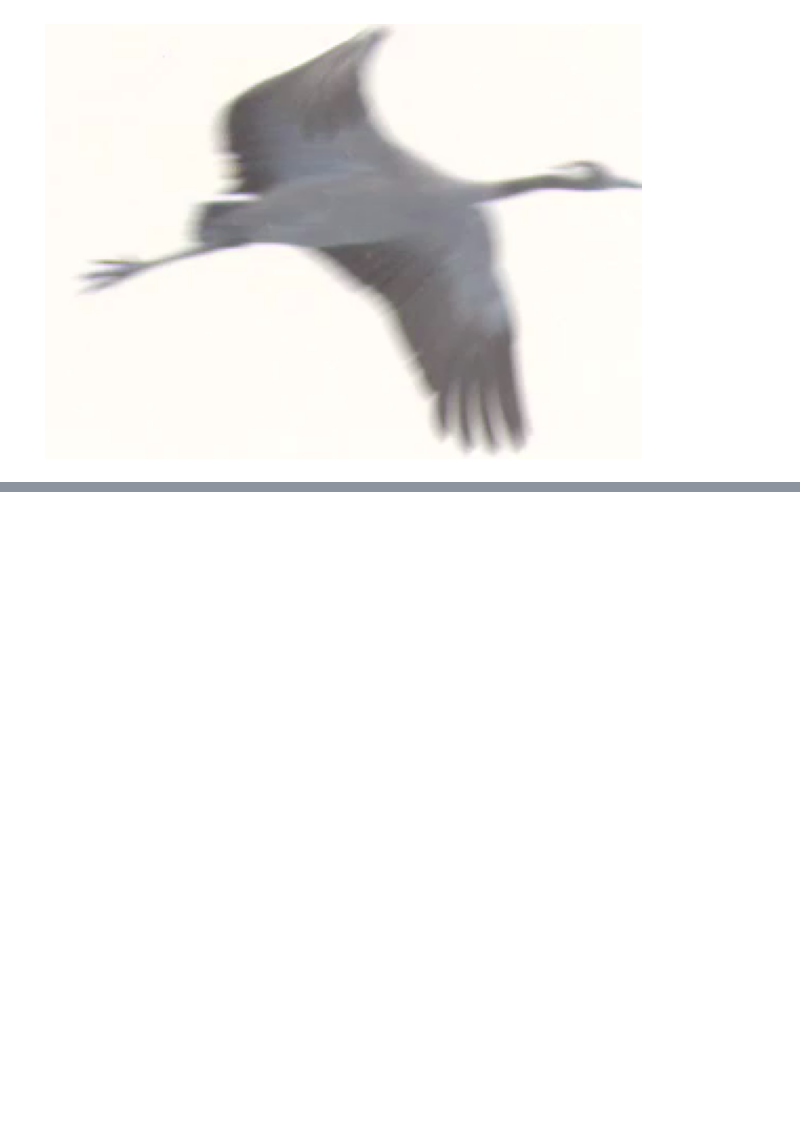
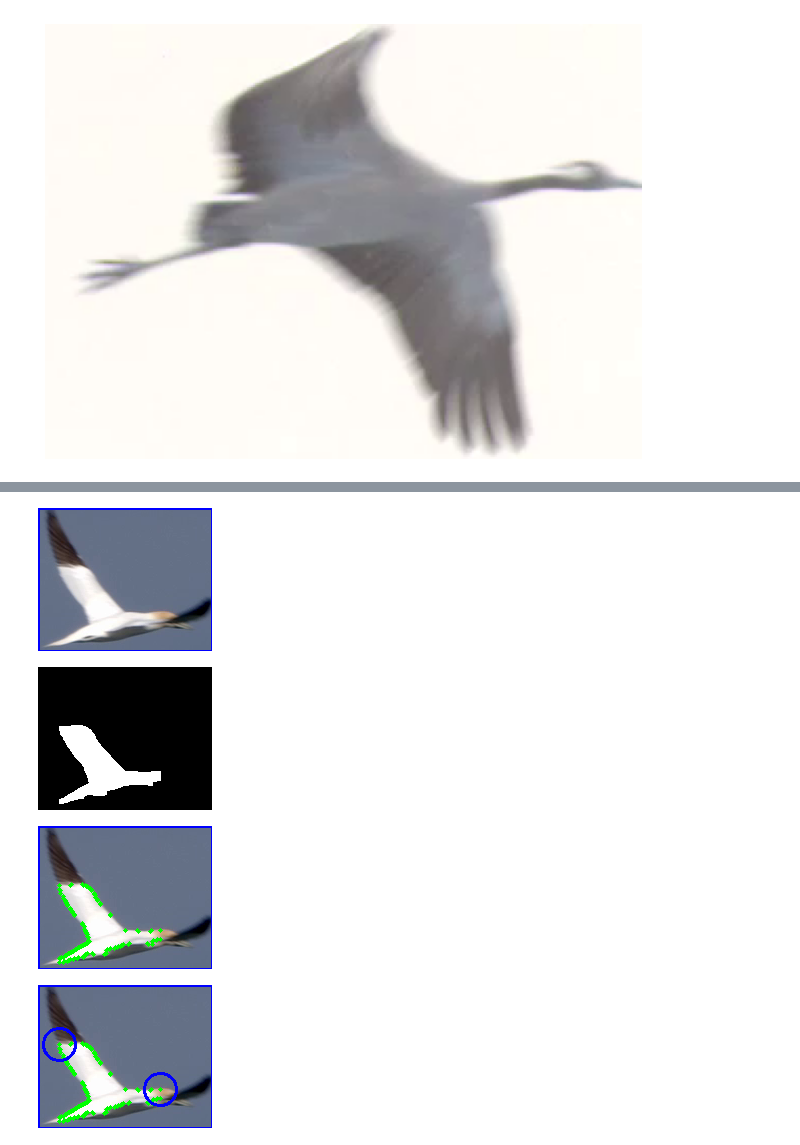
Before and after one commit to Leo166/BirdDetection-FeaturesExtraction, a Jupyter notebook: SkeletonExtraction.ipynb, the cells around one changed output, grey strips where cells are left out. Drawn from its saved outputs; the diff is of its cells as text; code cells hidden in the pictures; blank space fills up the shorter version.

```diff
--- a/SkeletonExtraction.ipynb
+++ b/SkeletonExtraction.ipynb
@@ -194,7 +196,9 @@ def getidxlocalmax(c, extLeft, extRight):
   b = distances[np.argmin(distances)::]
   c = distances[0:np.argmin(distances)]
   distances = np.concatenate((b,c))
-
+  x = range(len(distances))
+  plt.plot(x, distances)
+  plt.show()
   # smooth the graph - !! no because cannot retrieve the corresponding point
   # distances = np.convolve(distances, np.ones(10)/10)
 
@@ -308,0 +503,76 @@ cv2_imshow(onimg)
+# %%
+# Used to test the detection of the wings on one frame with sys.exit() activated
+# in the block above.
+import numpy as np
+import math
+cv2_imshow(cropped_frame)
+
+# Get the body of the bird
+blur = cv2.cvtColor(cropped_frame, cv2.COLOR_RGB2GRAY)
+ret,thresh = cv2.threshold(blur, 160, 255, cv2.THRESH_BINARY)   #---Binary threshold---
+thresh = cv2.erode(thresh, None, iterations=2)
+mask = cv2.dilate(thresh, None, iterations=2)
+cv2_imshow(mask)
+
+cnts = cv2.findContours(mask.copy(), cv2.RETR_EXTERNAL, cv2.CHAIN_APPROX_SIMPLE)
+copyimgg = cropped_frame.copy()
+for contour in cnts[0]:
+  cv2.drawContours(copyimgg, contour, -1, (0, 255, 0), 3)
+cv2_imshow(copyimgg)
+
+ptbody1, ptbody2 = getfarestpts(mask)
+imgg = copyimgg.copy()
+cv2.circle(imgg, ptbody1, 16, (255, 0, 0), 2)
+cv2.circle(imgg, ptbody2, 16, (255, 0, 0), 2)
+cv2_imshow(imgg)
+
+
+#########
+# Get the wing tips
+##########
+blur = cv2.cvtColor(cropped_frame, cv2.COLOR_RGB2GRAY)
+ret,thresh = cv2.threshold(blur, 70, 255, cv2.THRESH_BINARY_INV)   #---Binary threshold---
+thresh = cv2.erode(thresh, None, iterations=2)
+mask = cv2.dilate(thresh, None, iterations=2)
+cv2_imshow(mask)
+
+cnts = cv2.findContours(mask.copy(), cv2.RETR_EXTERNAL, cv2.CHAIN_APPROX_SIMPLE)
+# for contour in contours:
+copyimgg = cropped_frame.copy()
+for contour in cnts[0]:
+  cv2.drawContours(copyimgg, contour, -1, (0, 255, 0), 3)
+cv2_imshow(copyimgg)
+
+cnts = imutils.grab_contours(cnts)
+cnts = list(cnts)
+print("Length", len(cnts))
+# c = max(cnts, key=cv2.contourArea)
+maxpoints = [] # tuple pts & distance
+for i in cnts:
+  c = np.vstack([i])
+  localindex, dist= getidxlocalmax(c, ptbody1, ptbody2)
+  print("Distance", dist)
+  maxpoints.append((c[localindex][0], dist))
+
+maxpoints.sort(key=lambda item:item[1], reverse=True)
+print("Max points", maxpoints)
+
+ptmax1 = maxpoints[0][0]
+print("First point", ptmax1)
+ptmax2 = maxpoints[1][0]
+print("Second point", ptmax2)
+
+imgg = copyimgg.copy()
+cv2.circle(imgg, ptmax1, 12, (255, 0, 0), 2)
+cv2.circle(imgg, ptmax2, 12, (255, 0, 0), 2)
+cv2_imshow(imgg)
+# origcop = orig_frame.copy()
+# cv2.circle(origcop, [64,399]+ptmax1, 8, (0, 255, 255), -1)
+# cv2.circle(origcop,[64,399]+ptmax2, 8, (0, 255, 255), -1)
+# cv2_imshow(origcop)
+# cv2.waitKey()
+# %% [output]
+[figure, added]
+[figure, added]
+[figure, added]
+[figure, added]
```
Also changed, not shown: parts of 7 cells of this notebook, 1 other file.
